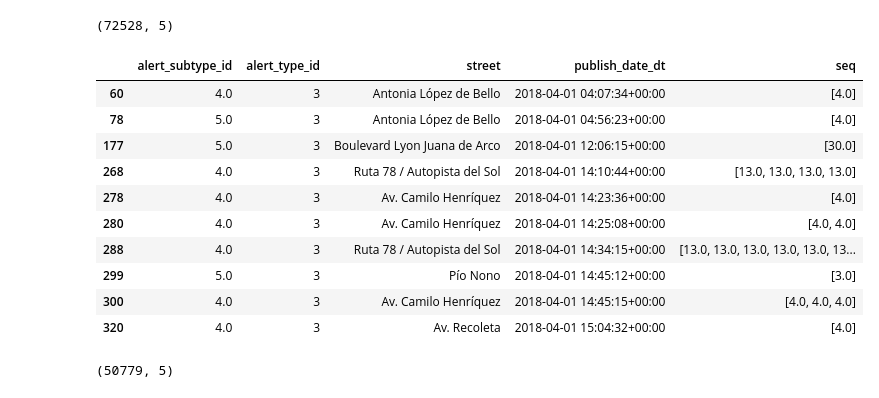
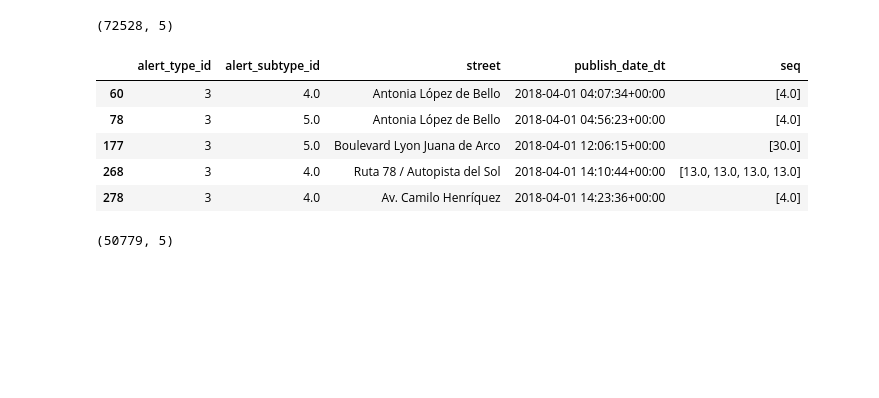
Before and after one commit to Codegn/car-traffic-predictions, a Jupyter notebook: rnn.ipynb, the cells around one changed output. Drawn from its saved outputs; the diff is of its cells as text; code cells hidden in the pictures; blank space fills up the shorter version.

```diff
--- a/rnn.ipynb
+++ b/rnn.ipynb
@@ -61,4 +61,4 @@ alerts_df.drop_duplicates(inplace=True)
 alerts_df.dropna(subset=['alert_subtype_id','street'], inplace=True)
 # %%
 # sort by date just in case
-alerts_df.sort_values(by=['publish_date_dt'])
+alerts_df.sort_values(by=['publish_date_dt'], inplace = True)
@@ -180,19 +159,14 @@ alerts_df_w_seq.shape
 # %%
 alerts_df[(alerts_df['alert_type_id'] == 3) &
           ((alerts_df['alert_subtype_id'] == 4) | (alerts_df['alert_subtype_id'] == 5)) &
-          (alerts_df.astype(str)['seq'] != '[]')].head(10)
+          (alerts_df.astype(str)['seq'] != '[]')].head()
 # %% [output]
-|  | alert_subtype_id | alert_type_id | street | publish_date_dt | seq |
-| 60 | 4.0 | 3 | Antonia López de Bello | 2018-04-01 04:07:34+00:00 | [4.0] |
-| 78 | 5.0 | 3 | Antonia López de Bello | 2018-04-01 04:56:23+00:00 | [4.0] |
-| 177 | 5.0 | 3 | Boulevard Lyon Juana de Arco | 2018-04-01 12:06:15+00:00 | [30.0] |
-| 268 | 4.0 | 3 | Ruta 78 / Autopista del Sol | 2018-04-01 14:10:44+00:00 | [13.0, 13.0, 13.0, 13.0] |
-| 278 | 4.0 | 3 | Av. Camilo Henríquez | 2018-04-01 14:23:36+00:00 | [4.0] |
-| 280 | 4.0 | 3 | Av. Camilo Henríquez | 2018-04-01 14:25:08+00:00 | [4.0, 4.0] |
-| 288 | 4.0 | 3 | Ruta 78 / Autopista del Sol | 2018-04-01 14:34:15+00:00 | [13.0, 13.0, 13.0, 13.0, 13.0, 13... |
-| 299 | 5.0 | 3 | Pío Nono | 2018-04-01 14:45:12+00:00 | [3.0] |
-| 300 | 4.0 | 3 | Av. Camilo Henríquez | 2018-04-01 14:45:15+00:00 | [4.0, 4.0, 4.0] |
-| 320 | 4.0 | 3 | Av. Recoleta | 2018-04-01 15:04:32+00:00 | [4.0] |
+|  | alert_type_id | alert_subtype_id | street | publish_date_dt | seq |
+| 60 | 3 | 4.0 | Antonia López de Bello | 2018-04-01 04:07:34+00:00 | [4.0] |
+| 78 | 3 | 5.0 | Antonia López de Bello | 2018-04-01 04:56:23+00:00 | [4.0] |
+| 177 | 3 | 5.0 | Boulevard Lyon Juana de Arco | 2018-04-01 12:06:15+00:00 | [30.0] |
+| 268 | 3 | 4.0 | Ruta 78 / Autopista del Sol | 2018-04-01 14:10:44+00:00 | [13.0, 13.0, 13.0, 13.0] |
+| 278 | 3 | 4.0 | Av. Camilo Henríquez | 2018-04-01 14:23:36+00:00 | [4.0] |
 # %%
 alerts_df[(alerts_df['alert_type_id'] == 3) &
           ((alerts_df['alert_subtype_id'] == 4) | (alerts_df['alert_subtype_id'] == 5)) &
```
Also changed, not shown: parts of 40 cells of this notebook, 3 other files.
